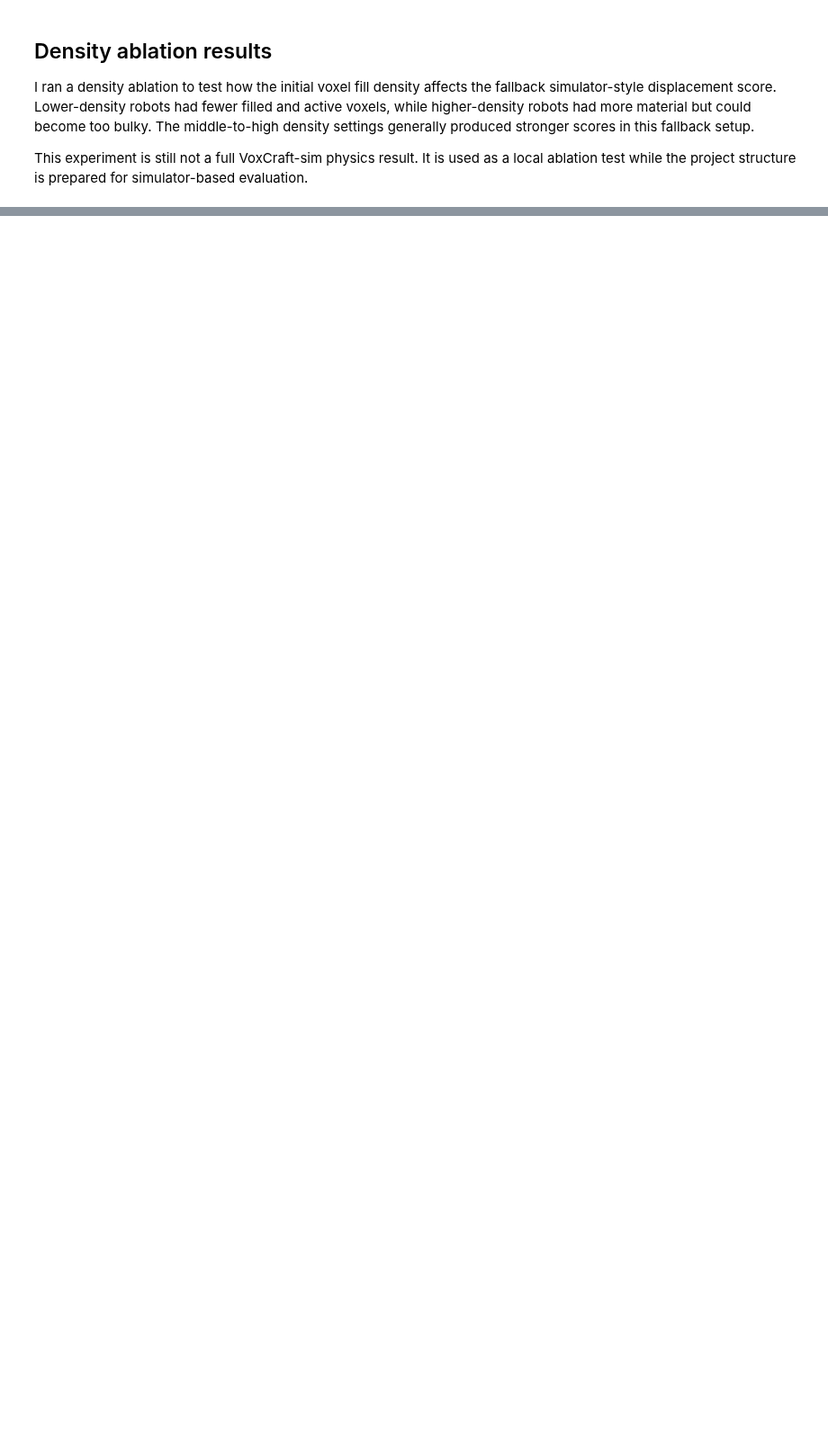
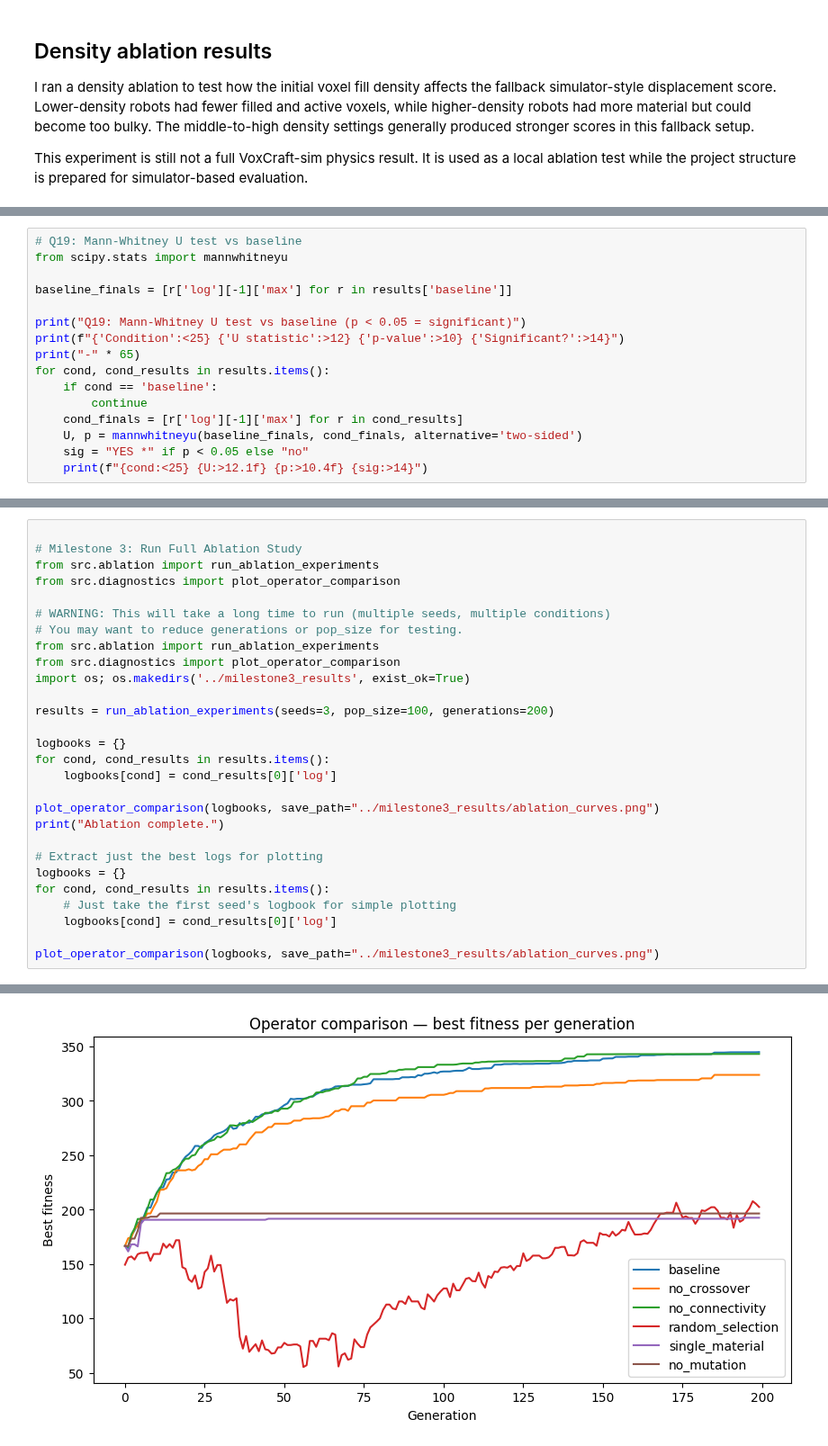
Before and after one commit to ayushishringi/xenobot-exercise, a Jupyter notebook: notebooks/milestone3_notebook.ipynb, the cells around one changed output, grey strips where cells are left out. Shown at 90% size. Drawn from its saved outputs; the diff is of its cells as text; blank space fills up the shorter version.

```diff
--- a/notebooks/milestone3_notebook.ipynb
+++ b/notebooks/milestone3_notebook.ipynb
@@ -33,0 +102,16 @@ This experiment is still not a full VoxCraft-sim physics result. It is used as a
+# %%
+# Q19: Mann-Whitney U test vs baseline
+from scipy.stats import mannwhitneyu
+
+baseline_finals = [r['log'][-1]['max'] for r in results['baseline']]
+
+print("Q19: Mann-Whitney U test vs baseline (p < 0.05 = significant)")
+print(f"{'Condition':<25} {'U statistic':>12} {'p-value':>10} {'Significant?':>14}")
+print("-" * 65)
+for cond, cond_results in results.items():
+    if cond == 'baseline':
+        continue
+    cond_finals = [r['log'][-1]['max'] for r in cond_results]
+    U, p = mannwhitneyu(baseline_finals, cond_finals, alternative='two-sided')
+    sig = "YES *" if p < 0.05 else "no"
+    print(f"{cond:<25} {U:>12.1f} {p:>10.4f} {sig:>14}")
@@ -33,0 +127,29 @@ This experiment is still not a full VoxCraft-sim physics result. It is used as a
+# %%
+
+# Milestone 3: Run Full Ablation Study
+from src.ablation import run_ablation_experiments
+from src.diagnostics import plot_operator_comparison
+
+# WARNING: This will take a long time to run (multiple seeds, multiple conditions)
+# You may want to reduce generations or pop_size for testing.
+from src.ablation import run_ablation_experiments
+from src.diagnostics import plot_operator_comparison
+import os; os.makedirs('../milestone3_results', exist_ok=True)
+
+results = run_ablation_experiments(seeds=3, pop_size=100, generations=200)
+
+logbooks = {}
+for cond, cond_results in results.items():
+    logbooks[cond] = cond_results[0]['log']
+
+plot_operator_comparison(logbooks, save_path="../milestone3_results/ablation_curves.png")
+print("Ablation complete.")
+
+# Extract just the best logs for plotting
+logbooks = {}
+for cond, cond_results in results.items():
+    # Just take the first seed's logbook for simple plotting
+    logbooks[cond] = cond_results[0]['log']
+
+plot_operator_comparison(logbooks, save_path="../milestone3_results/ablation_curves.png")
+# %% [output]
@@ -33,0 +173 @@ This experiment is still not a full VoxCraft-sim physics result. It is used as a
+[figure, added]
```
Also changed, not shown: parts of 7 cells of this notebook, 30 other files.
